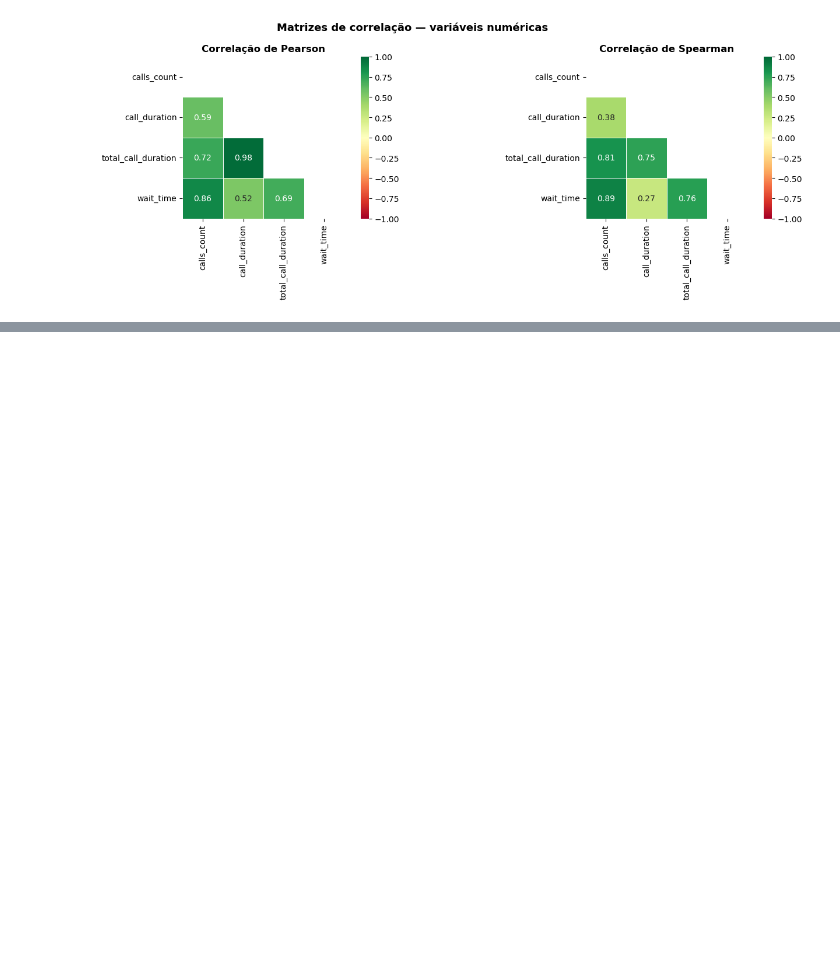
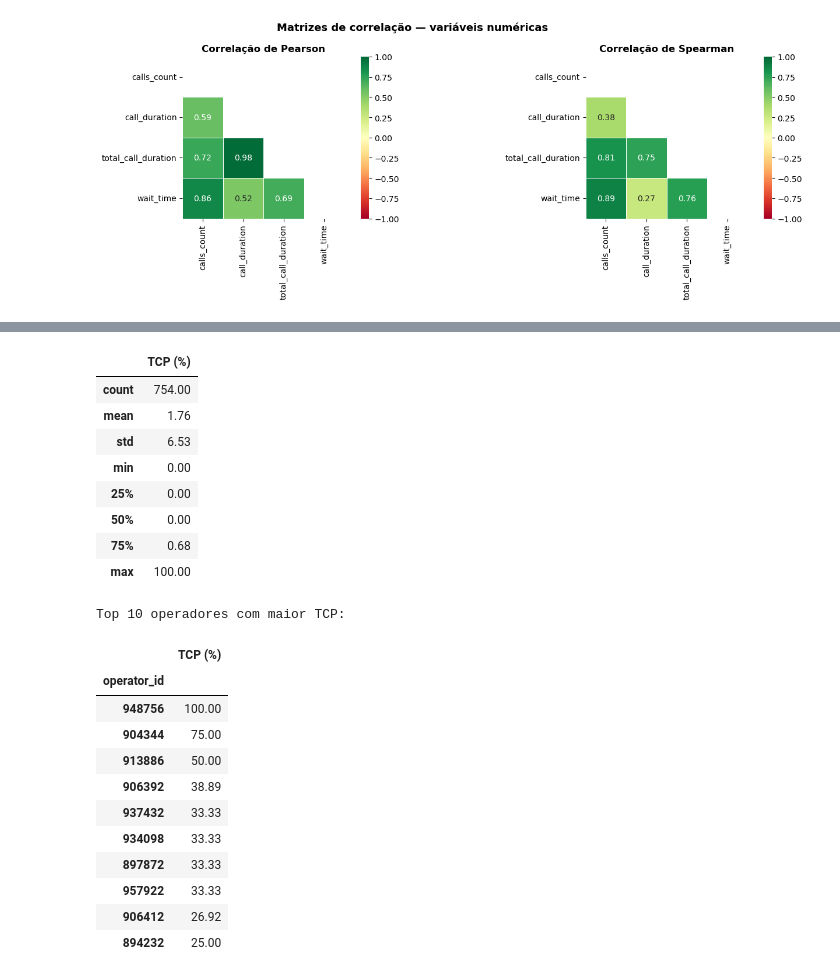
Before and after one commit to raimirsilva/DA-curse-final-project, a Jupyter notebook: notebook/Implementation.ipynb, the cells around one changed output, grey strips where cells are left out. Cells and saved outputs as stored; diff of their text form; code cells hidden in the pictures; blank space fills up the shorter version.

```diff
--- a/notebook/Implementation.ipynb
+++ b/notebook/Implementation.ipynb
@@ -867,0 +888,56 @@ plt.show()
+# %%
+# Filtramos apenas registros de chamadas de entrada — TCP se aplica somente a este grupo,
+# chamadas de saída não entram na fila de atendimento e portanto não podem ser perdidas
+in_calls = df_calls[df_calls['direction'] == 'in'].copy()  # in_calls: registros de chamadas de entrada
+
+# Calculamos dois agregados por operador:
+# 1. missed_in — total de chamadas de entrada PERDIDAS
+# 2. total_in  — total de chamadas de entrada (perdidas + atendidas)
+missed_in = (
+    in_calls[in_calls['is_missed_call']]    # filtra somente as chamadas marcadas como perdidas
+    .groupby('operator_id')['calls_count']  # agrupa por operador e seleciona a contagem de chamadas
+    .sum()                                  # soma todas as chamadas perdidas de cada operador
+    .rename('missed_in')                    # missed_in: chamadas de entrada perdidas por operador
+)
+
+total_in = (
+    in_calls
+    .groupby('operator_id')['calls_count']  # agrupa por operador
+    .sum()                                  # soma total de chamadas de entrada
+    .rename('total_in')                     # total_in: total de chamadas de entrada por operador
+)
+
+# Unimos os dois agregados em um único DataFrame
+# fillna(0): operadores sem chamadas perdidas não aparecem em missed_in — preenchemos com 0
+tcp_df = pd.concat([missed_in, total_in], axis=1).fillna(0)  # tcp_df: base para calcular TCP
+tcp_df['tcp'] = (tcp_df['missed_in'] / tcp_df['total_in'] * 100).round(2)  # tcp: Taxa de Chamadas Perdidas (%)
+
+# Estatísticas descritivas do TCP entre todos os operadores
+display(tcp_df['tcp'].describe().round(2).rename('TCP (%)').to_frame())
+
+# Top 10 operadores com maior TCP — candidatos a ineficientes pela métrica de chamadas perdidas
+print('\nTop 10 operadores com maior TCP:')
+display(tcp_df['tcp'].sort_values(ascending=False).head(10).rename('TCP (%)').to_frame())
+# %% [output]
+|  | TCP (%) |
+| count | 754.00 |
+| mean | 1.76 |
+| std | 6.53 |
+| min | 0.00 |
+| 25% | 0.00 |
+| 50% | 0.00 |
+| 75% | 0.68 |
+| max | 100.00 |
+Top 10 operadores com maior TCP:
+|  | TCP (%) |
+| operator_id |  |
+| 948756 | 100.00 |
+| 904344 | 75.00 |
+| 913886 | 50.00 |
+| 906392 | 38.89 |
+| 937432 | 33.33 |
+| 934098 | 33.33 |
+| 897872 | 33.33 |
+| 957922 | 33.33 |
+| 906412 | 26.92 |
+| 894232 | 25.00 |
```
Also changed, not shown: parts of 29 cells of this notebook.
